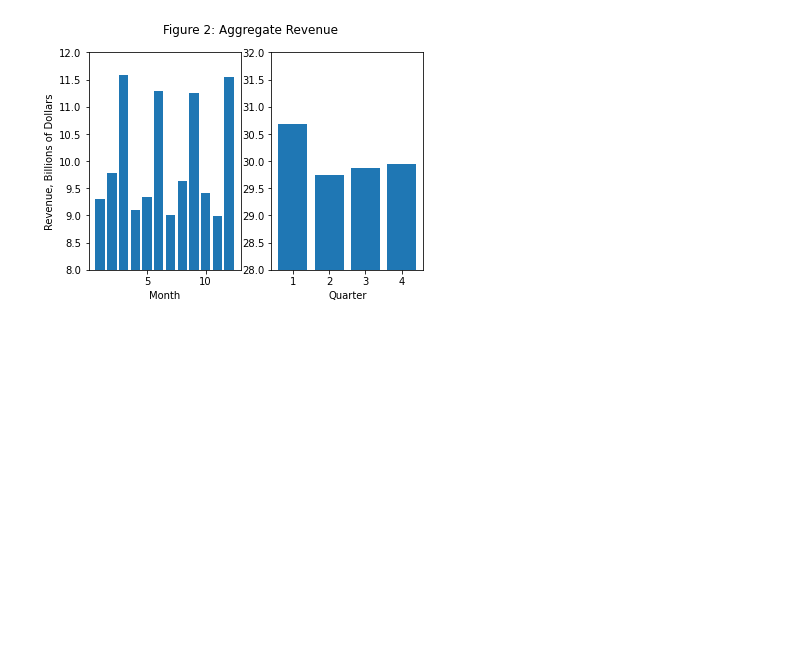
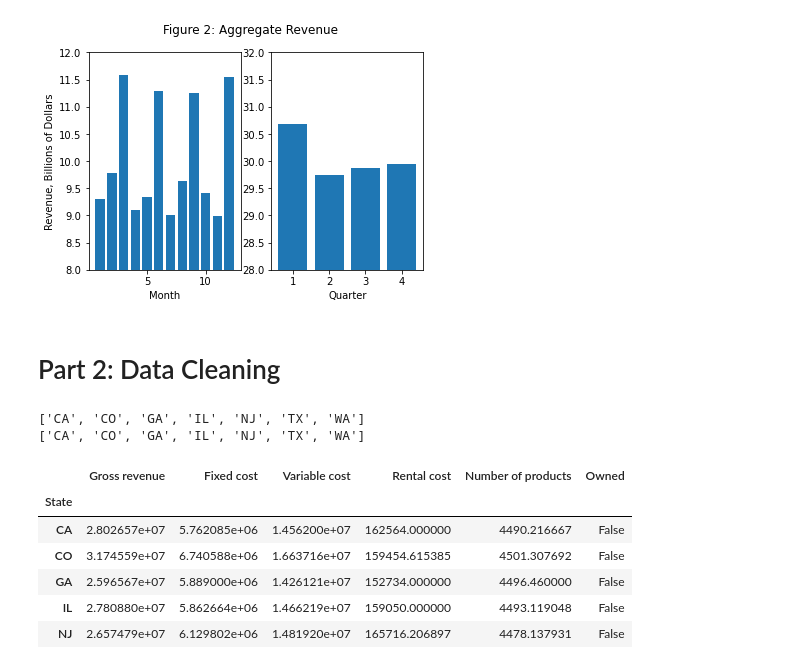
Before and after one commit to MichaelYinGH/assessment, a Jupyter notebook: analysis.ipynb, the cells around one changed output. Saved outputs shown, nothing was run; the diff lists cells and outputs as text; code cells hidden in the pictures; blank space fills up the shorter version.

```diff
--- a/analysis.ipynb
+++ b/analysis.ipynb
@@ -94,3 +94,26 @@ ax2.set_xlabel("Quarter")
 plt.show()
 # %% [output]
 [figure]
+# %% [markdown]
+<h1>Part 2: Data Cleaning
+# %%
+# Ensure that all owned stores are in states where there are also leased stores
+data_leased = data[~data["Owned"]]
+data_owned = data[data["Owned"]]
+print(sorted(data_leased["State"].unique()))
+print(sorted(data_owned["State"].unique()))
+# %% [output]
+['CA', 'CO', 'GA', 'IL', 'NJ', 'TX', 'WA']
+['CA', 'CO', 'GA', 'IL', 'NJ', 'TX', 'WA']
+# %%
+# Calculate mean monthly rental costs by state
+data_leased = data_leased.groupby("State").mean()
+data_leased.head()
+# %% [output]
+|  | Gross revenue | Fixed cost | Variable cost | Rental cost | Number of products | Owned |
+| State |  |  |  |  |  |  |
+| CA | 2.802657e+07 | 5.762085e+06 | 1.456200e+07 | 162564.000000 | 4490.216667 | False |
+| CO | 3.174559e+07 | 6.740588e+06 | 1.663716e+07 | 159454.615385 | 4501.307692 | False |
+| GA | 2.596567e+07 | 5.889000e+06 | 1.426121e+07 | 152734.000000 | 4496.460000 | False |
+| IL | 2.780880e+07 | 5.862664e+06 | 1.466219e+07 | 159050.000000 | 4493.119048 | False |
+| NJ | 2.657479e+07 | 6.129802e+06 | 1.481920e+07 | 165716.206897 | 4478.137931 | False |
```
Also changed, not shown: parts of 4 cells of this notebook.
